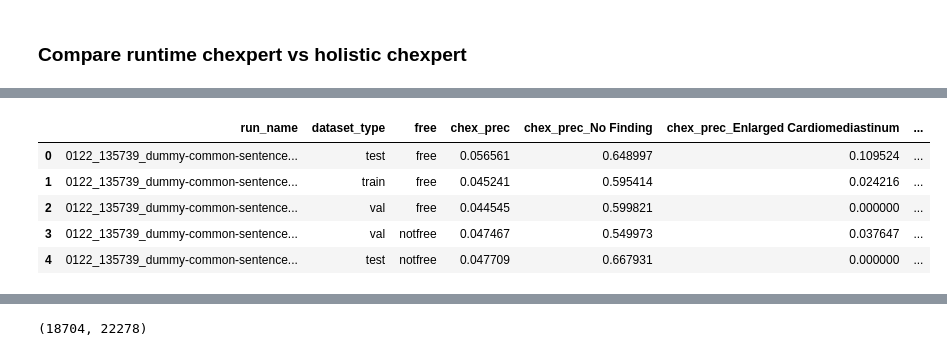
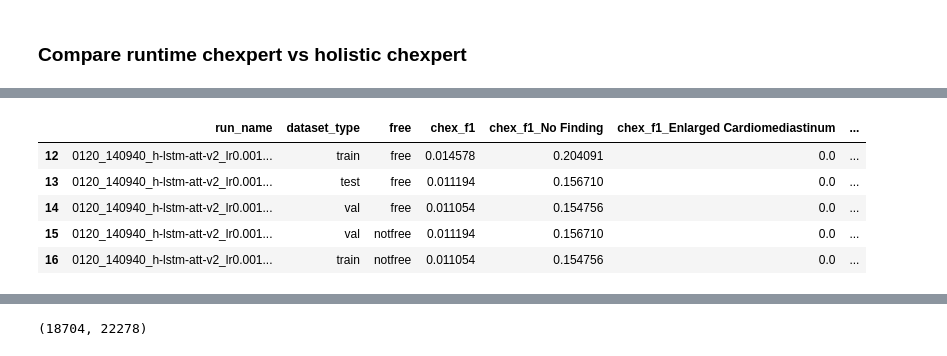
Before and after one commit to pdpino/medical-ai, a Jupyter notebook: medai/notebooks/results.ipynb, the cells around one changed output, grey strips where cells are left out. Cells and saved outputs as stored; diff of their text form; code cells hidden in the pictures.

```diff
--- a/medai/notebooks/results.ipynb
+++ b/medai/notebooks/results.ipynb
@@ -14,8 +27,5 @@ pd.options.display.max_columns = None
 # %% [markdown]
 ## Functions
-# %%
-# TASK = 'seg'
-TASK = 'rg'
 # %%
 TASK_FOLDER = _get_task_folder(TASK)
 BASE_FOLDER = os.path.join(WORKSPACE_DIR, TASK_FOLDER)
@@ -236,6 +245,8 @@ metrics = [
     'chex_f1', 'chex_f1_No Finding',
     'f1', 'f1-No Finding'
 ]
+# %%
+pd.options.display.float_format = '{:.3f}'.format
 # %%
 filter_results(
     # contains='^01\d{2}_\d{6}_(h-|lstm)',
@@ -267,7 +287,11 @@ def subtract_cols(df, cols_a, cols_b, drop_na_rows=True):
 
     return df_2
 # %%
-metric = 'prec'
+metric = 'f1'
 
 runtime_chexpert = [c for c in RESULTS_DF.columns if c.startswith(f'chex_{metric}')]
 holistic_chexpert = [c for c in RESULTS_DF.columns if c.startswith(metric)]
+# %%
+df = RESULTS_DF
+df = df.loc[~df['run_name'].str.contains('dummy')]
+len(df)
@@ -274,13 +313,13 @@ holistic_chexpert = [c for c in RESULTS_DF.columns if c.startswith(metric)]
 # %%
-df = subtract_cols(RESULTS_DF, runtime_chexpert, holistic_chexpert)
+df = subtract_cols(df, runtime_chexpert, holistic_chexpert)
 df.head()
 # %% [output]
-|  | run_name | dataset_type | free | chex_prec | chex_prec_No Finding | chex_prec_Enlarged Cardiomediastinum | ... |
-| 0 | 0122_135739_dummy-common-sentence... | test | free | 0.056561 | 0.648997 | 0.109524 | ... |
-| 1 | 0122_135739_dummy-common-sentence... | train | free | 0.045241 | 0.595414 | 0.024216 | ... |
-| 2 | 0122_135739_dummy-common-sentence... | val | free | 0.044545 | 0.599821 | 0.000000 | ... |
-| 3 | 0122_135739_dummy-common-sentence... | val | notfree | 0.047467 | 0.549973 | 0.037647 | ... |
-| 4 | 0122_135739_dummy-common-sentence... | test | notfree | 0.047709 | 0.667931 | 0.000000 | ... |
+|  | run_name | dataset_type | free | chex_f1 | chex_f1_No Finding | chex_f1_Enlarged Cardiomediastinum | ... |
+| 12 | 0120_140940_h-lstm-att-v2_lr0.001... | train | free | 0.014578 | 0.204091 | 0.0 | ... |
+| 13 | 0120_140940_h-lstm-att-v2_lr0.001... | test | free | 0.011194 | 0.156710 | 0.0 | ... |
+| 14 | 0120_140940_h-lstm-att-v2_lr0.001... | val | free | 0.011054 | 0.154756 | 0.0 | ... |
+| 15 | 0120_140940_h-lstm-att-v2_lr0.001... | val | notfree | 0.011194 | 0.156710 | 0.0 | ... |
+| 16 | 0120_140940_h-lstm-att-v2_lr0.001... | train | notfree | 0.011054 | 0.154756 | 0.0 | ... |
 # %%
 df.describe()
 # %% [output]
```
Also changed, not shown: parts of 24 cells of this notebook, 19 other files.
